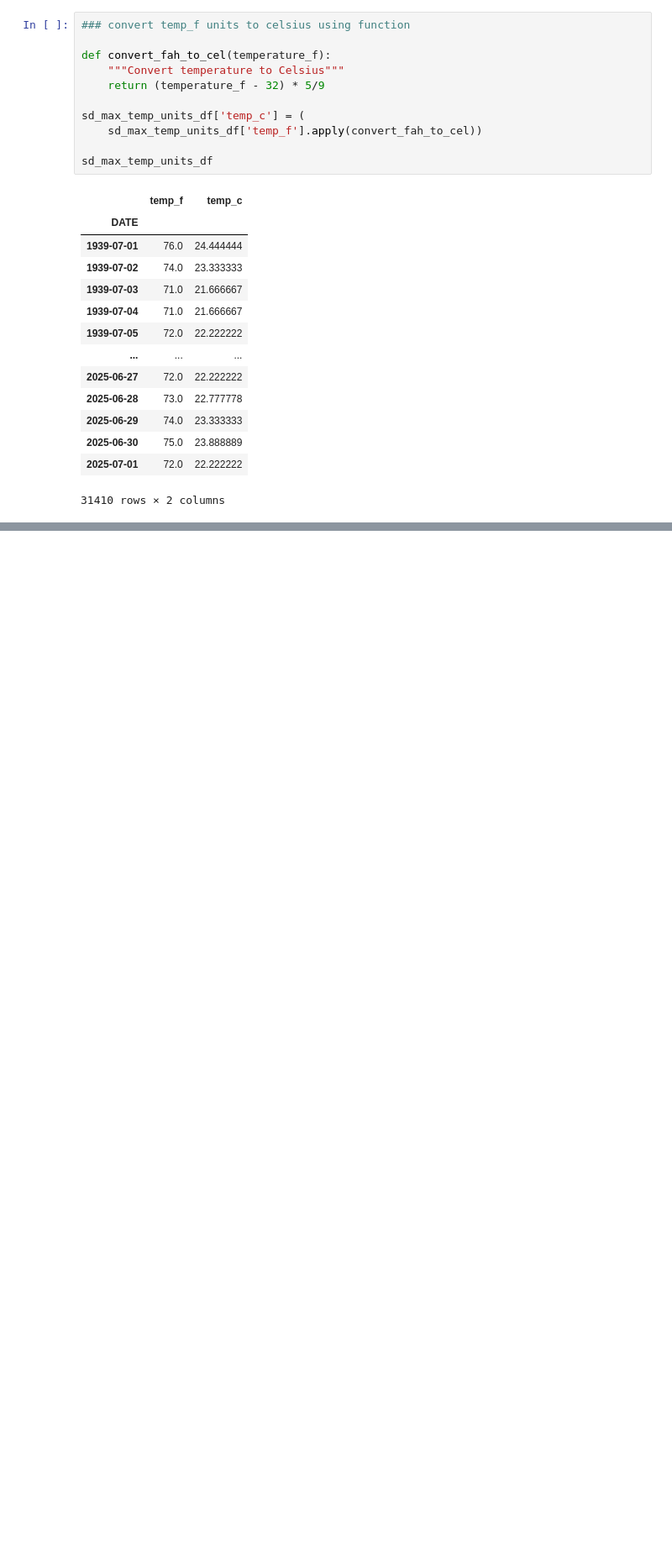
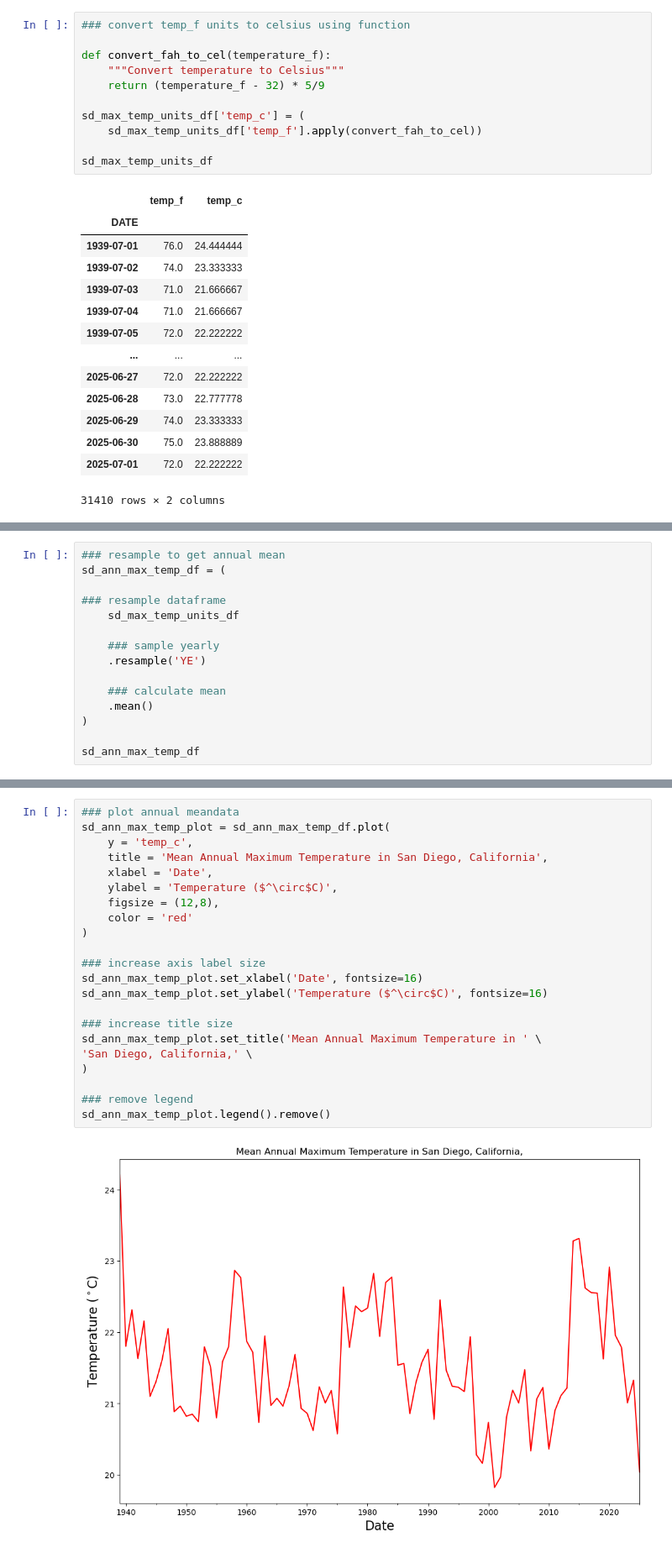
Before and after one commit to Haydensimm13/01-climate-change-coding-project, a Jupyter notebook: 06-climate-portfolio-assingment.ipynb, the cells around one changed output, grey strips where cells are left out. Shown at 84% size. Saved outputs shown, nothing was run; the diff lists cells and outputs as text; blank space fills up the shorter version.

```diff
--- a/06-climate-portfolio-assingment.ipynb
+++ b/06-climate-portfolio-assingment.ipynb
@@ -140,0 +165,15 @@ sd_max_temp_units_df
+# %%
+### resample to get annual mean
+sd_ann_max_temp_df = (
+
+### resample dataframe
+    sd_max_temp_units_df
+
+    ### sample yearly
+    .resample('YE')
+
+    ### calculate mean
+    .mean()
+)
+
+sd_ann_max_temp_df
@@ -140,0 +195,24 @@ sd_max_temp_units_df
+# %%
+### plot annual meandata
+sd_ann_max_temp_plot = sd_ann_max_temp_df.plot(
+    y = 'temp_c',
+    title = 'Mean Annual Maximum Temperature in San Diego, California',
+    xlabel = 'Date',
+    ylabel = 'Temperature ($^\circ$C)',
+    figsize = (12,8),
+    color = 'red'
+)
+
+### increase axis label size
+sd_ann_max_temp_plot.set_xlabel('Date', fontsize=16)
+sd_ann_max_temp_plot.set_ylabel('Temperature ($^\circ$C)', fontsize=16)
+
+### increase title size
+sd_ann_max_temp_plot.set_title('Mean Annual Maximum Temperature in ' \
+'San Diego, California,' \
+)
+
+### remove legend
+sd_ann_max_temp_plot.legend().remove()
+# %% [output]
+[figure, added]
```
Also changed, not shown: parts of 8 cells of this notebook, 5 other files.
